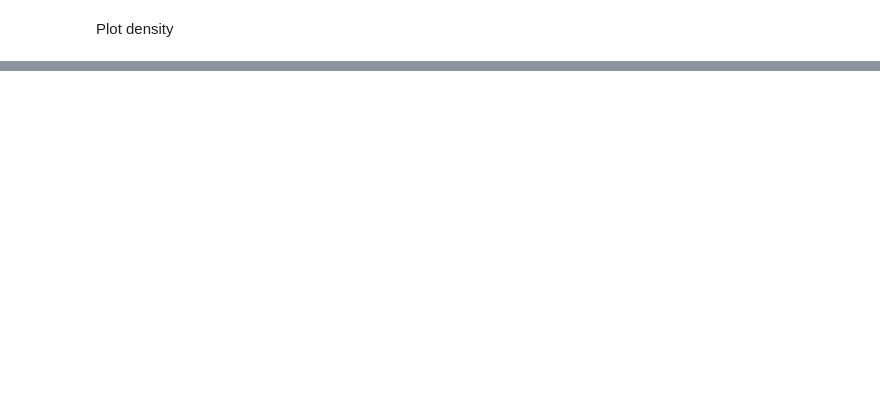
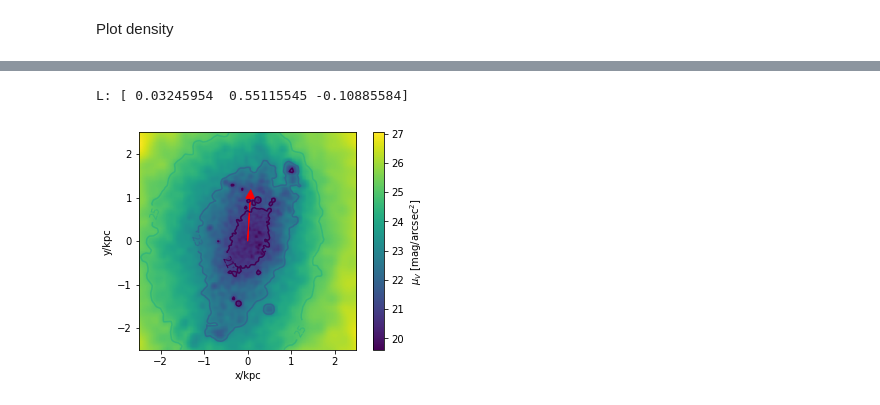
Before and after one commit to elehcim/simulation, a Jupyter notebook: notebooks/SSAM_simulation.ipynb, the cells around one changed output, grey strips where cells are left out. Drawn from its saved outputs; the diff is of its cells as text; code cells hidden in the pictures; blank space fills up the shorter version.

```diff
--- a/notebooks/SSAM_simulation.ipynb
+++ b/notebooks/SSAM_simulation.ipynb
@@ -114,0 +131,10 @@ ax.clabel(cont, inline=1, fmt='%1.0f');
+# %%
+pynbody.analysis.angmom.sideon(subsnap.s)
+# subsnap.rotate_y(90)
+fig, ax = plt.subplots()
+sb = surface_brightness(subsnap.s, width=width, resolution=resolution, subplot=ax, lum_pc2=False, contour=5)
+L = pynbody.analysis.angmom.ang_mom_vec(subsnap.s)
+plot_angmom(subsnap.s, ax)
+# %% [output]
+L: [ 0.03245954  0.55115545 -0.10885584]
+[figure, added]
```
Also changed, not shown: parts of 52 cells of this notebook.
